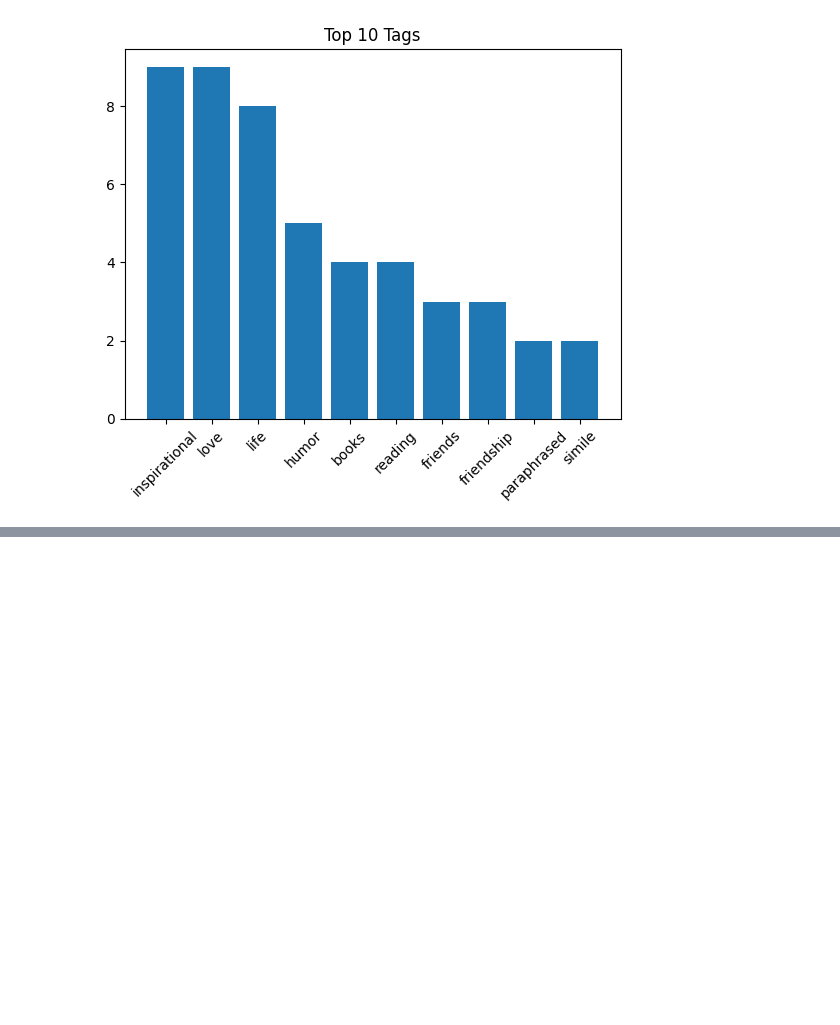
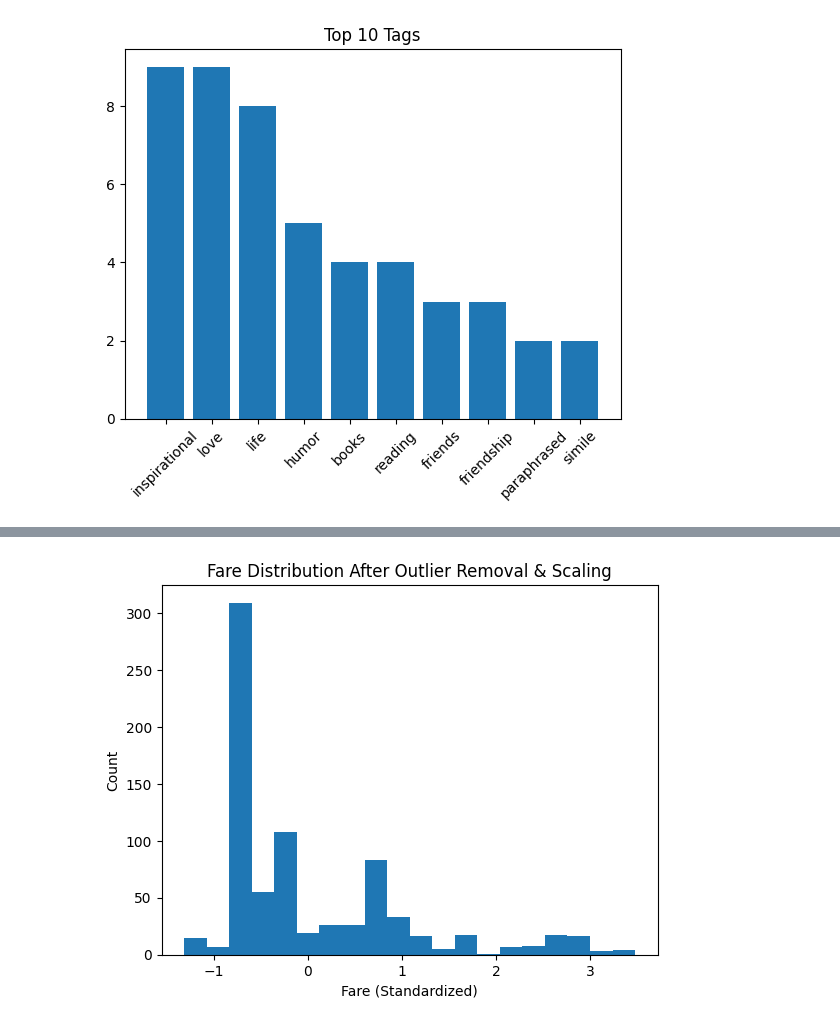
Before and after one commit to Komal123-cloud-cmyk/openai-whisper-speech-transcription, a Jupyter notebook: Task1_WebScraoing_Komal.ipynb, the cells around one changed output, grey strips where cells are left out. Cells and saved outputs as stored; diff of their text form; code cells hidden in the pictures; blank space fills up the shorter version.

```diff
--- a/Task1_WebScraoing_Komal.ipynb
+++ b/Task1_WebScraoing_Komal.ipynb
@@ -117,0 +215,8 @@ plt.show()
+# %%
+plt.hist(df['Fare'], bins=20)
+plt.title("Fare Distribution After Outlier Removal & Scaling")
+plt.xlabel("Fare (Standardized)")
+plt.ylabel("Count")
+plt.show()
+# %% [output]
+[figure, added]
```
Also changed, not shown: parts of 11 cells of this notebook.
